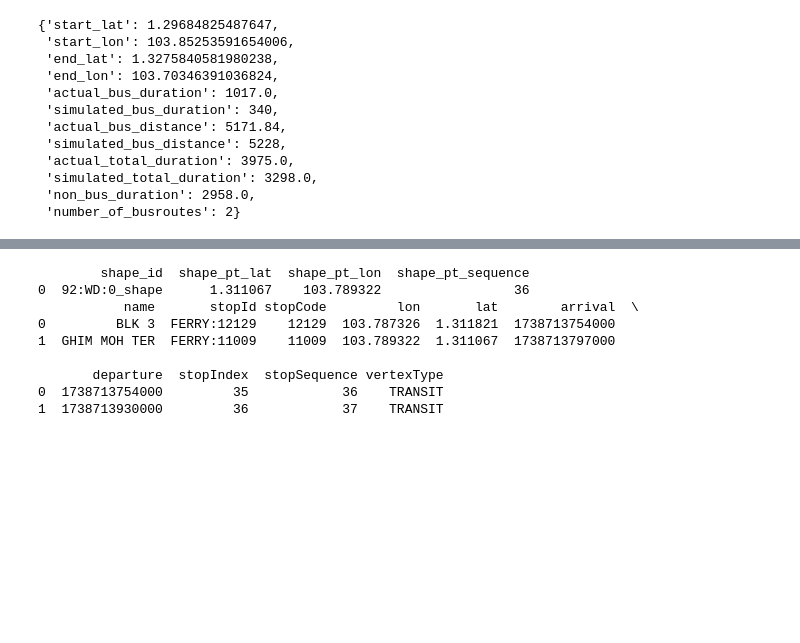
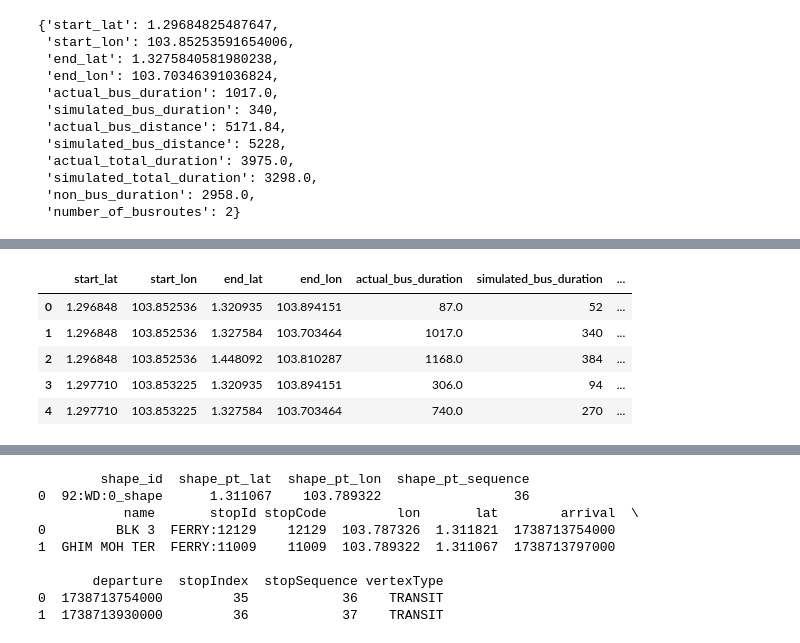
Before and after one commit to pakhuiying/NCCS_analysis, a Jupyter notebook: impact_travel_time.ipynb, the cells around one changed output, grey strips where cells are left out. Saved outputs shown, nothing was run; the diff lists cells and outputs as text; code cells hidden in the pictures; blank space fills up the shorter version.

```diff
--- a/impact_travel_time.ipynb
+++ b/impact_travel_time.ipynb
@@ -36,7 +36,7 @@ save_dir = os.path.join(os.getcwd(),"data")
 filename = "SG_bus_network.graphml"
 G_bus = ox.load_graphml(os.path.join(save_dir,filename))
 # %%
-publicTransit_dir = r"D:\PAKHUIYING\publicTransit_busRouting"
+publicTransit_dir = r"D:\PAKHUIYING\publicTransit_busRouting_GTFS"
 publicTransit_fp_list = [os.path.join(publicTransit_dir,fp) for fp in os.listdir(publicTransit_dir) if not fp.endswith('_ERROR.json')]
 print(len(publicTransit_fp_list))
 publicTransit_fp_list
@@ -264,0 +250,12 @@ itinerary_df = pd.DataFrame.from_records(itinerary_entries)
+# %%
+itinerary_df['start_nodesID'] = ox.distance.nearest_nodes(G_bus,X = itinerary_df['start_lon'], Y = itinerary_df['start_lat'])
+itinerary_df['end_nodesID'] = ox.distance.nearest_nodes(G_bus,X = itinerary_df['end_lon'], Y = itinerary_df['end_lat'])
+itinerary_df.head()
+# itinerary_df.to_csv(os.path.join(r"data","bus_routing_GTFS.csv"),index=False)
+# %% [output]
+|  | start_lat | start_lon | end_lat | end_lon | actual_bus_duration | simulated_bus_duration | ... |
+| 0 | 1.296848 | 103.852536 | 1.320935 | 103.894151 | 87.0 | 52 | ... |
+| 1 | 1.296848 | 103.852536 | 1.327584 | 103.703464 | 1017.0 | 340 | ... |
+| 2 | 1.296848 | 103.852536 | 1.448092 | 103.810287 | 1168.0 | 384 | ... |
+| 3 | 1.297710 | 103.853225 | 1.320935 | 103.894151 | 306.0 | 94 | ... |
+| 4 | 1.297710 | 103.853225 | 1.327584 | 103.703464 | 740.0 | 270 | ... |
```
Also changed, not shown: parts of 9 cells of this notebook, 1 other file.
